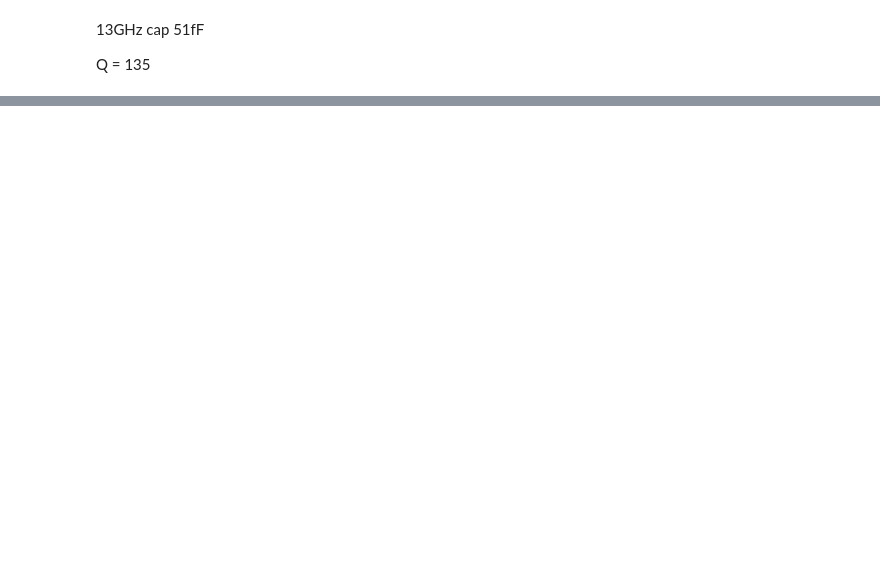
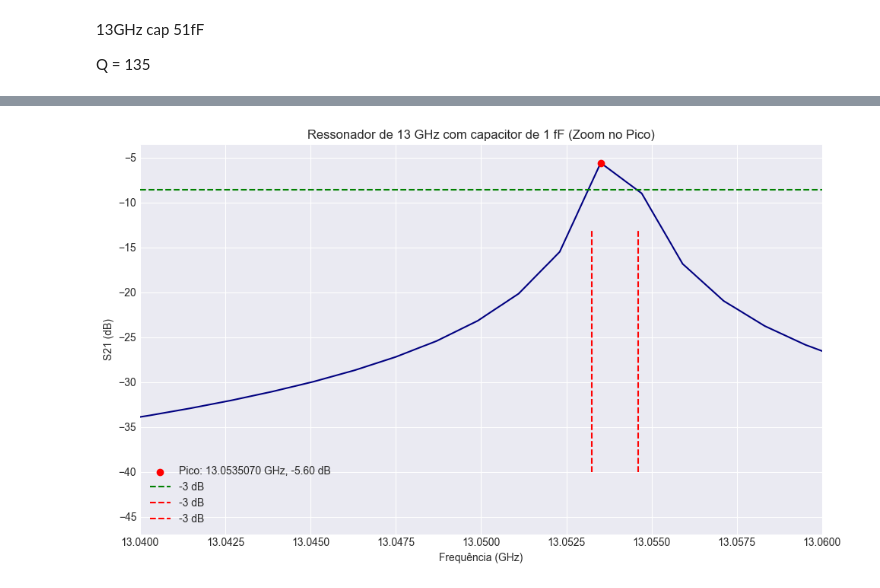
Before and after one commit to spohr13/analise-dos-dados-, a Jupyter notebook: analise.ipynb, the cells around one changed output, grey strips where cells are left out. Saved outputs shown, nothing was run; the diff lists cells and outputs as text; code cells hidden in the pictures; blank space fills up the shorter version.

```diff
--- a/analise.ipynb
+++ b/analise.ipynb
@@ -127,0 +218,31 @@ Q = 135
+# %%
+# Leitura dos dados
+file_path_13_1fF = r"/Users/valentinaspohr/Desktop/tudo/unicamp/2s:2024/rouxinol/dados/Results/res 13GHz cap 1fF dB.txt"
+df_13_1fF = ler_dados(file_path_13_1fF)
+
+# Encontrar o pico
+max_point = df_13_1fF.loc[df_13_1fF["S21 (dB)"].idxmax()]
+half_max = max_point["S21 (dB)"] - 3
+
+# Filtrar dados próximos ao pico (exemplo: ±0.05 GHz do pico)
+janela = 0.05
+df_zoom = df_13_1fF[
+    (df_13_1fF["Frequency (GHz)"] >= max_point["Frequency (GHz)"] - janela) &
+    (df_13_1fF["Frequency (GHz)"] <= max_point["Frequency (GHz)"] + janela)
+]
+
+plt.figure(figsize=(10, 6))
+plt.plot(df_zoom["Frequency (GHz)"], df_zoom["S21 (dB)"], color='navy')
+plt.scatter([max_point["Frequency (GHz)"]], [max_point["S21 (dB)"]], color='red', zorder=5, label=f'Pico: {max_point["Frequency (GHz)"]:.7f} GHz, {max_point["S21 (dB)"]:.2f} dB')
+plt.axhline(y=half_max, color='green', linestyle='--', label='-3 dB')
+plt.xlim(13.04, 13.06)
+plt.vlines(x=13.05325, ymin=-40, ymax=max, color='red', linestyle='--', label='-3 dB')
+plt.vlines(x=13.0546, ymin=-40, ymax=max, color='red', linestyle='--', label='-3 dB')
+plt.xlabel("Frequência (GHz)")
+plt.ylabel("S21 (dB)")
+plt.title("Ressonador de 13 GHz com capacitor de 1 fF (Zoom no Pico)")
+plt.legend()
+plt.tight_layout()
+plt.show()
+# %% [output]
+[figure, added]
```
Also changed, not shown: parts of 11 cells of this notebook.
